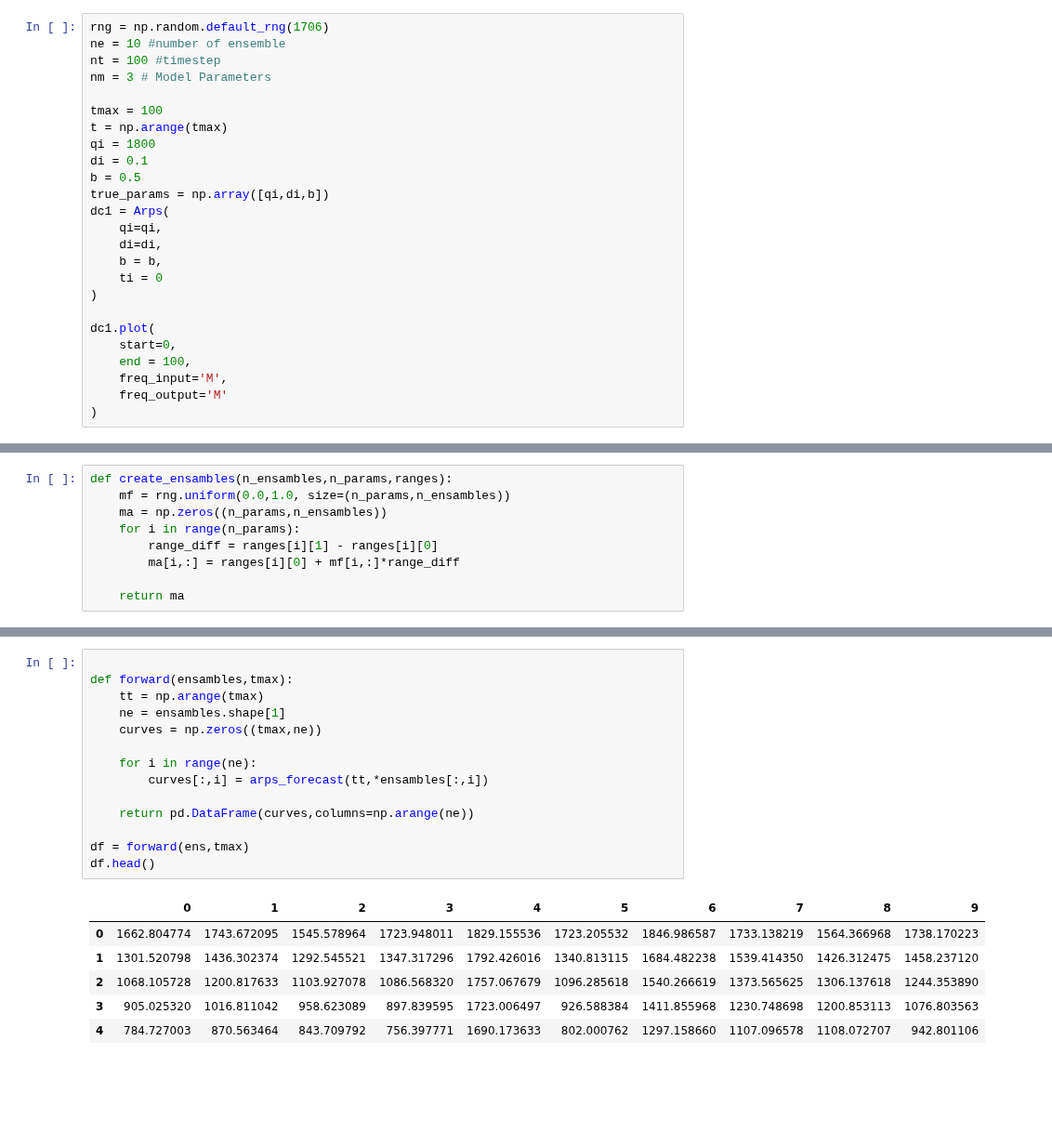
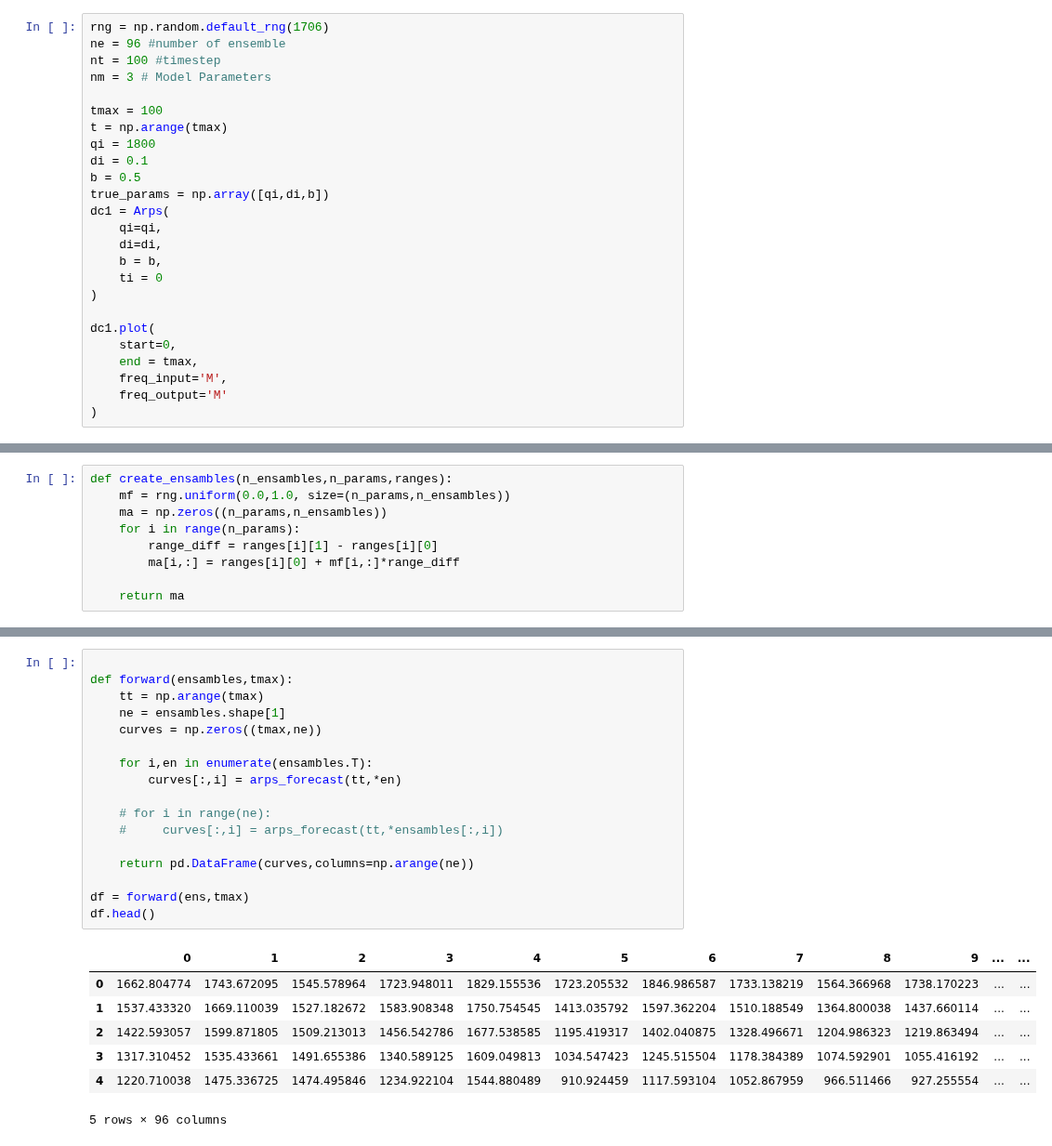
Before and after one commit to scuervo91/dcapy, a Jupyter notebook: docs/examples/7-EnKF/01-EnFk.ipynb, the cells around one changed output, grey strips where cells are left out. Shown at 93% size. Cells and saved outputs as stored; diff of their text form; blank space fills up the shorter version.

```diff
--- a/docs/examples/7-EnKF/01-EnFk.ipynb
+++ b/docs/examples/7-EnKF/01-EnFk.ipynb
@@ -23,7 +23,7 @@ from dcapy.dca import Arps, arps_forecast
 from datetime import date
 # %%
 rng = np.random.default_rng(1706)
-ne = 10 #number of ensemble
+ne = 96 #number of ensemble
 nt = 100 #timestep
 nm = 3 # Model Parameters
 
@@ -42,7 +42,7 @@ dc1 = Arps(
 
 dc1.plot(
     start=0,
-    end = 100,
+    end = tmax,
     freq_input='M',
     freq_output='M'
 )
@@ -121,24 +128,28 @@ array([[1.66280477e+03, 2.76657712e-01, 9.73709751e-01],
 # %%
 
 def forward(ensambles,tmax):
     tt = np.arange(tmax)
     ne = ensambles.shape[1]
     curves = np.zeros((tmax,ne))
 
-    for i in range(ne):
-        curves[:,i] = arps_forecast(tt,*ensambles[:,i])
+    for i,en in enumerate(ensambles.T):
+        curves[:,i] = arps_forecast(tt,*en)
+
+    # for i in range(ne):
+    #     curves[:,i] = arps_forecast(tt,*ensambles[:,i])
 
     return pd.DataFrame(curves,columns=np.arange(ne))
 
 df = forward(ens,tmax)
 df.head()
 # %% [output]
-|  | 0 | 1 | 2 | 3 | 4 | 5 | 6 | 7 | 8 | 9 |
-| 0 | 1662.804774 | 1743.672095 | 1545.578964 | 1723.948011 | 1829.155536 | 1723.205532 | 1846.986587 | 1733.138219 | 1564.366968 | 1738.170223 |
-| 1 | 1301.520798 | 1436.302374 | 1292.545521 | 1347.317296 | 1792.426016 | 1340.813115 | 1684.482238 | 1539.414350 | 1426.312475 | 1458.237120 |
-| 2 | 1068.105728 | 1200.817633 | 1103.927078 | 1086.568320 | 1757.067679 | 1096.285618 | 1540.266619 | 1373.565625 | 1306.137618 | 1244.353890 |
-| 3 | 905.025320 | 1016.811042 | 958.623089 | 897.839595 | 1723.006497 | 926.588384 | 1411.855968 | 1230.748698 | 1200.853113 | 1076.803563 |
-| 4 | 784.727003 | 870.563464 | 843.709792 | 756.397771 | 1690.173633 | 802.000762 | 1297.158660 | 1107.096578 | 1108.072707 | 942.801106 |
+|  | 0 | 1 | 2 | 3 | 4 | 5 | 6 | 7 | 8 | 9 | ... | ... |
+| 0 | 1662.804774 | 1743.672095 | 1545.578964 | 1723.948011 | 1829.155536 | 1723.205532 | 1846.986587 | 1733.138219 | 1564.366968 | 1738.170223 | ... | ... |
+| 1 | 1537.433320 | 1669.110039 | 1527.182672 | 1583.908348 | 1750.754545 | 1413.035792 | 1597.362204 | 1510.188549 | 1364.800038 | 1437.660114 | ... | ... |
+| 2 | 1422.593057 | 1599.871805 | 1509.213013 | 1456.542786 | 1677.538585 | 1195.419317 | 1402.040875 | 1328.496671 | 1204.986323 | 1219.863494 | ... | ... |
+| 3 | 1317.310452 | 1535.433661 | 1491.655386 | 1340.589125 | 1609.049813 | 1034.547423 | 1245.515504 | 1178.384389 | 1074.592901 | 1055.416192 | ... | ... |
+| 4 | 1220.710038 | 1475.336725 | 1474.495846 | 1234.922104 | 1544.880489 | 910.924459 | 1117.593104 | 1052.867959 | 966.511466 | 927.255554 | ... | ... |
+5 rows × 96 columns
 # %%
 df_melt = df.reset_index().melt(id_vars='index',var_name='en',value_name='rate')
 print(df_melt.head())
```
Also changed, not shown: parts of 8 cells of this notebook.
